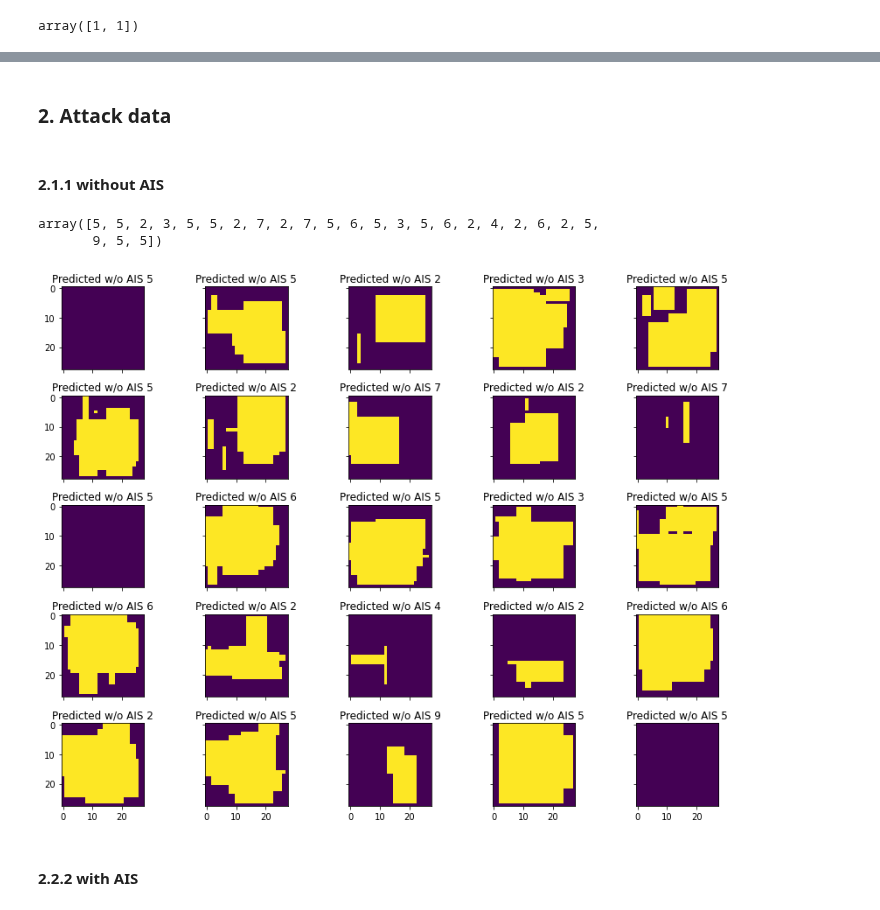
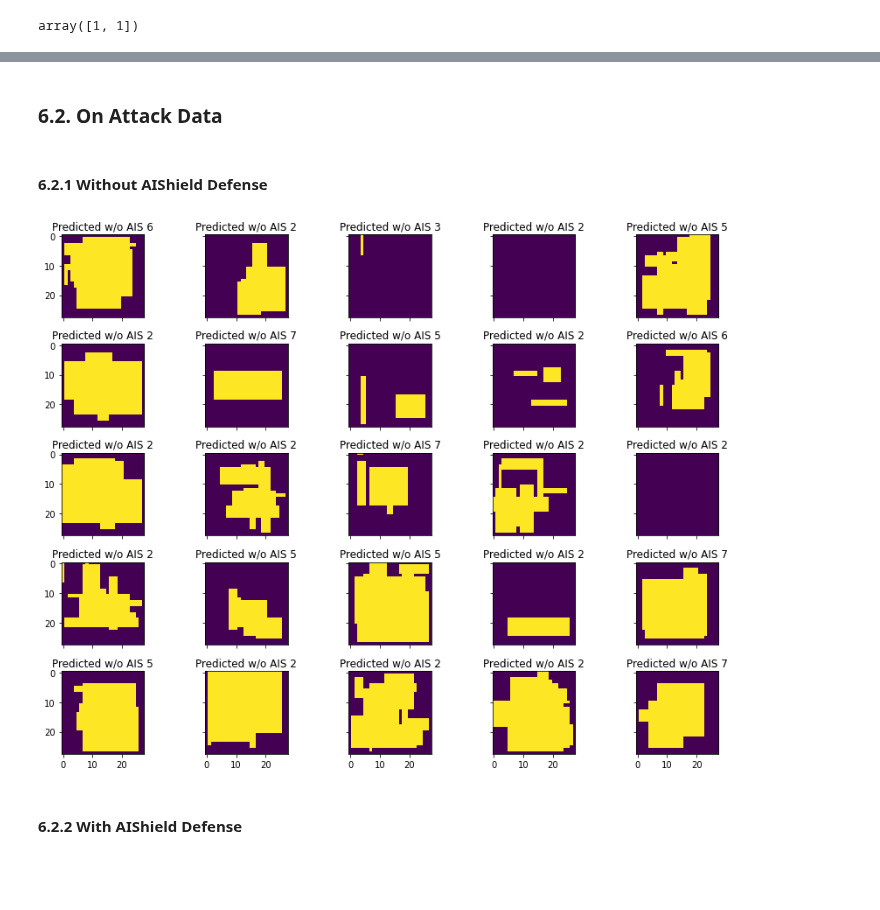
Before and after one commit to bosch-aisecurity-aishield/Reference-Implementations, a Jupyter notebook: SageMaker/SageMaker-AIShield Integration.ipynb, the cells around one changed output, grey strips where cells are left out. Cells and saved outputs as stored; diff of their text form; code cells hidden in the pictures; blank space fills up the shorter version.

Commit message:
updated the sagemaker reference implementations with new AIShield API

```diff
--- a/SageMaker/SageMaker-AIShield Integration.ipynb
+++ b/SageMaker/SageMaker-AIShield Integration.ipynb
@@ -429,6 +622,6 @@ with open('/root/mnist/reports/Vulnerability.pdf', 'wb') as f:
 # %%
 # upload the defense model to S3 bucket
-prefix = "mnist-ais-reports"
+prefix = "mnist-defense"
 bucket = sess.default_bucket()
-vul_report_loc = sess.upload_data(path="/root/mnist/reports/Vulnerability.pdf", bucket=bucket, key_prefix=prefix)
-print("Vulnerability report saved at:\n", vul_report_loc)
+defense_model_loc = sess.upload_data(path=def_mdl_tar_path, bucket=bucket, key_prefix=prefix)
+print("Defense model artifact saved at:\n", defense_model_loc)
@@ -476,6 +630,0 @@ with tarfile.open('/root/mnist/defense_artifact/model.tar.gz', mode='w:gz') as a
-# %%
-# upload the defense model to S3 bucket
-prefix = "mnist-defense"
-bucket = sess.default_bucket()
-defense_model_loc = sess.upload_data(path="/root/mnist/defense_artifact/model.tar.gz", bucket=bucket, key_prefix=prefix)
-print("Defense model artifact saved at:\n", defense_model_loc)
@@ -592,37 +732,33 @@ plt.tight_layout()
 # %% [markdown]
-### 2. Attack data
+### 6.2. On Attack Data
 # %%
 '''
 Description: Create quereis for model extraction
 '''
-attack_queries = np.random.rand(25,28,28,1)*0
-for i in (range(attack_queries.shape[0])):
+sample_attack_queries = np.random.rand(25,28,28,1)*0
+for i in (range(sample_attack_queries.shape[0])):
     for _ in range(np.random.randint(0,20)):
         x1 = np.random.randint(0,20)
         y1 = np.random.randint(0,20)
         x2 = np.random.randint(x1,28)
         y2 = np.random.randint(y1,28)
-        attack_queries[i,x1:x2,y1:y2,0] = 1
+        sample_attack_queries[i,x1:x2,y1:y2,0] = 1
 # %% [markdown]
-#### 2.1.1 without AIS
+#### 6.2.1 Without AIShield Defense
 # %%
-# prediction without AIS integrationa
-pred_wo_ais = pred_without_ais(attack_queries)
-pred_wo_ais
+# prediction without AIShield defense
+pred_wo_ais = pred_without_ais(sample_attack_queries)
-# %% [output]
-array([5, 5, 2, 3, 5, 5, 2, 7, 2, 7, 5, 6, 5, 3, 5, 6, 2, 4, 2, 6, 2, 5,
-       9, 5, 5])
 # %%
 rows = 5
 fig,axs=plt.subplots(nrows=rows,ncols=rows,figsize=(12,9),sharex=True,sharey=True)
 for i in range(rows*rows):
     subplot_row=i // rows
     subplot_col=i % rows
-    axs[subplot_row,subplot_col].imshow(attack_queries[i,:])
+    axs[subplot_row,subplot_col].imshow(sample_attack_queries[i,:])
     axs[subplot_row,subplot_col].set_title("Predicted w/o AIS %d" % pred_wo_ais[i])
 plt.tight_layout()
 # %% [output]
-[figure, old version]
+[figure, new version]
 # %% [markdown]
-#### 2.2.2 with AIS
+#### 6.2.2 With AIShield Defense
 # %%
```
Also changed, not shown: parts of 82 cells of this notebook, 2 other files.
